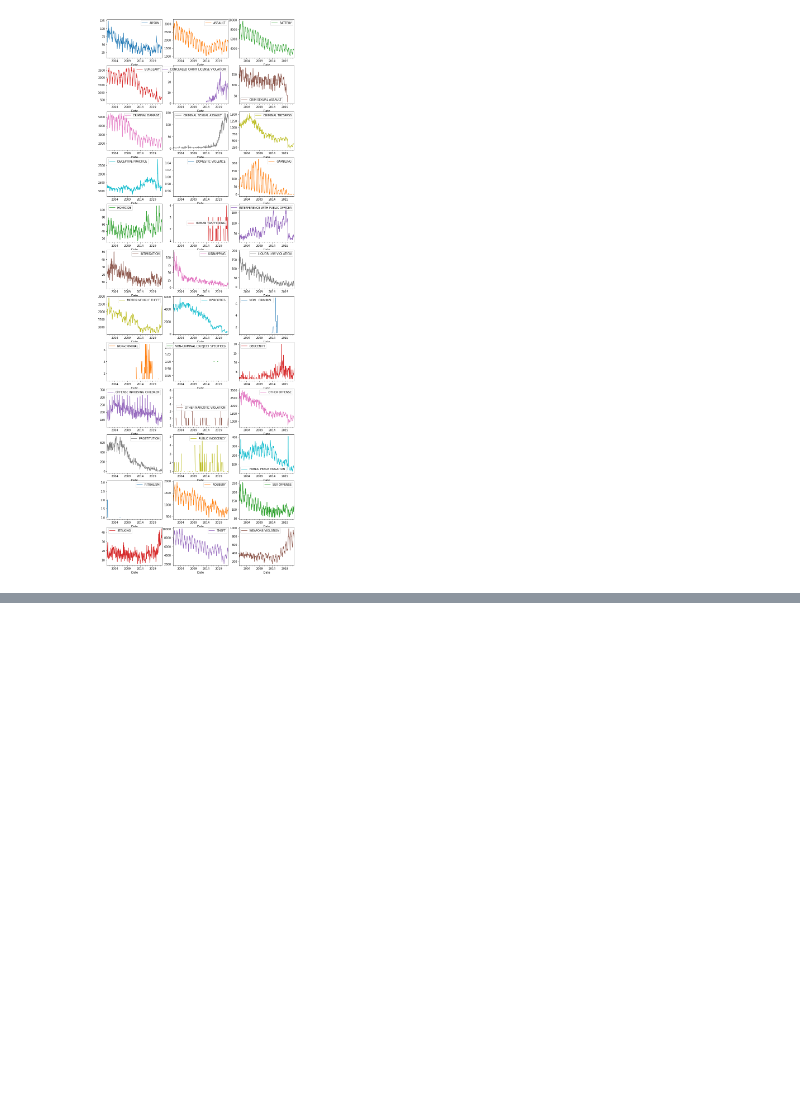
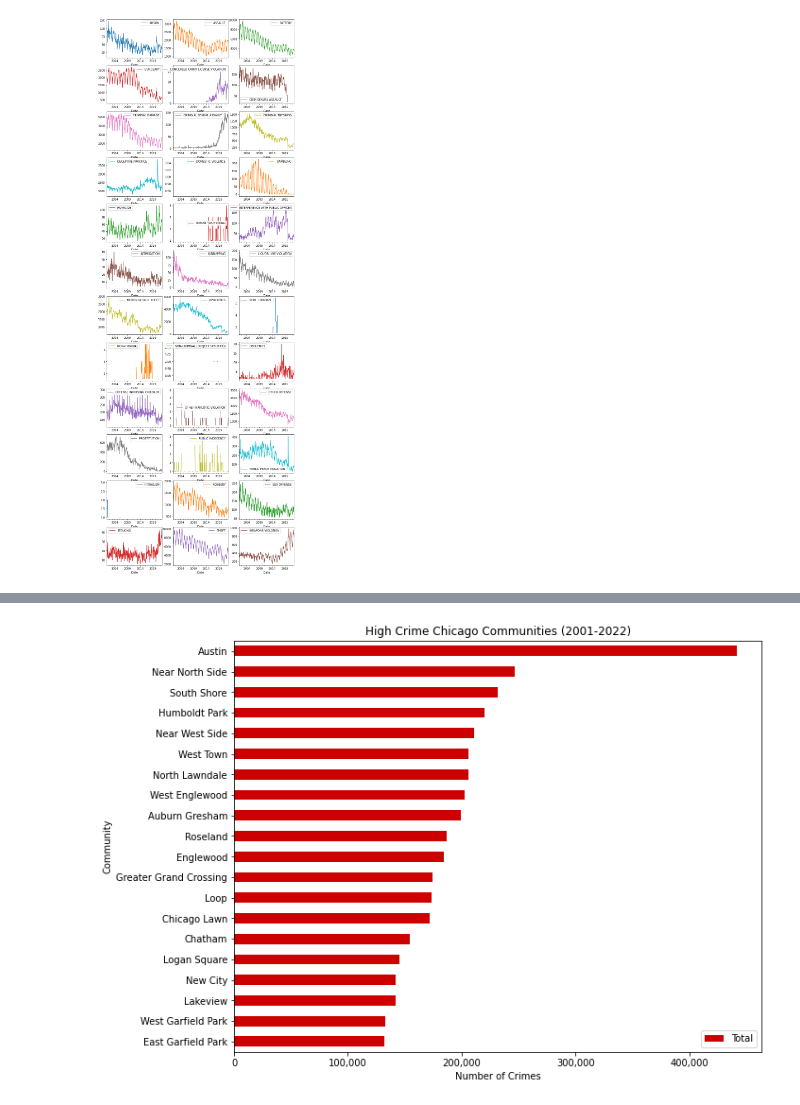
Before and after one commit to RandomFractals/chicago-crimes, a Jupyter notebook: notebooks/chicago-crimes-pandas.ipynb, the cells around one changed output, grey strips where cells are left out. Saved outputs shown, nothing was run; the diff lists cells and outputs as text; code cells hidden in the pictures; blank space fills up the shorter version.

```diff
--- a/notebooks/chicago-crimes-pandas.ipynb
+++ b/notebooks/chicago-crimes-pandas.ipynb
@@ -388,0 +419,15 @@ plt.show()
+# %%
+# load Chicago community areas with pandas
+# for plotting crime by Chicago 'sides'
+# , index_col='CommunityName')
+community_areas = pd.read_csv('../data/chicago-community-areas.csv')
+community_areas.head()
+
+# get community crime stats
+community_areas['Total'] = crimes.groupby('Community Area').size().rename('Total')
+community_crime = community_areas.sort_values(
+    by='Total', ascending=False).dropna()
+
+# print community crime stats
+print(community_crime.head())
+print("...\nTotal Communities: {:,}".format(community_crime.Total.count()))
@@ -388,0 +443,6 @@ plt.show()
+# %%
+# drop unused columns and reindex
+community_crime = community_crime.drop(
+    ['CommunityArea', 'Side'], axis=1)  # denotes column
+community_crime = community_crime.set_index('CommunityName')
+community_crime.head()
@@ -388,0 +457,12 @@ plt.show()
+# %%
+# plot 20 high crime communities
+community_crime.head(20).sort_values(by='Total', ascending=True)\
+    .plot(kind='barh', figsize=(10, 8), color='#cc0000')
+plt.title('High Crime Chicago Communities (2001-2022)')
+plt.xlabel('Number of Crimes')
+plt.ylabel('Community')
+ax = plt.gca()
+ax.xaxis.set_major_formatter(ticker.StrMethodFormatter('{x:,.0f}'))
+plt.show()
+# %% [output]
+[figure, added]
```
Also changed, not shown: parts of 7 cells of this notebook.
